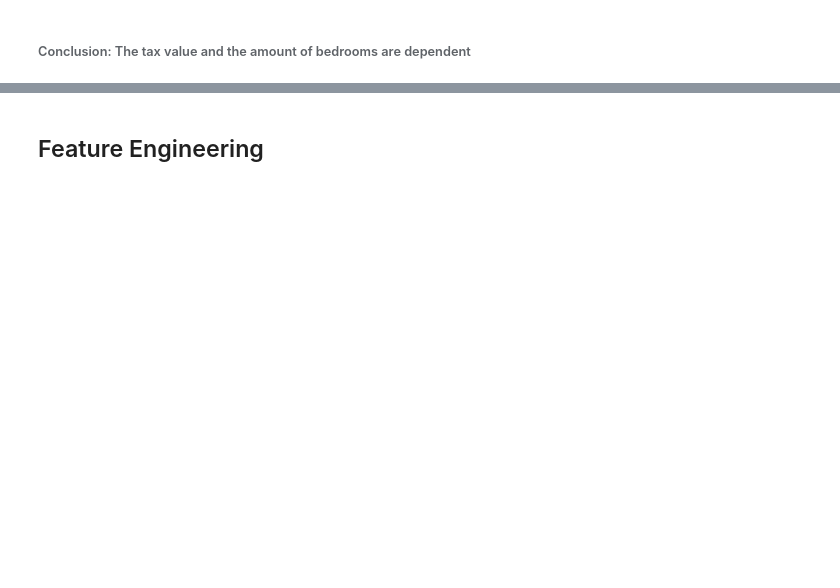
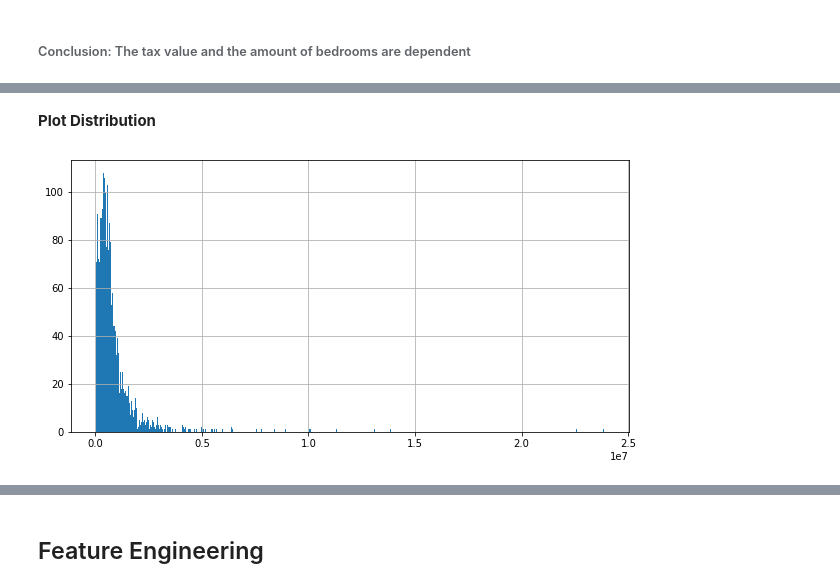
Before and after one commit to ZillowProjectPlaceholder/Zillow-Regression-Project, a Jupyter notebook: final_report.ipynb, the cells around one changed output, grey strips where cells are left out. Cells and saved outputs as stored; diff of their text form; code cells hidden in the pictures; blank space fills up the shorter version.

```diff
--- a/final_report.ipynb
+++ b/final_report.ipynb
@@ -75,0 +103,11 @@ p
+# %%
+taxvalue_with_pool = train[train.poolcnt == 1].propertytaxvalue
+taxvalue_without_pool = train[train.poolcnt == 0].propertytaxvalue
+# %% [markdown]
+**Plot Distribution**
+# %%
+plt.figure(figsize=(10,5))
+taxvalue_with_pool.hist(bins = 500)
+plt.show()
+# %% [output]
+[figure, added]
```
Also changed, not shown: parts of 61 cells of this notebook.
